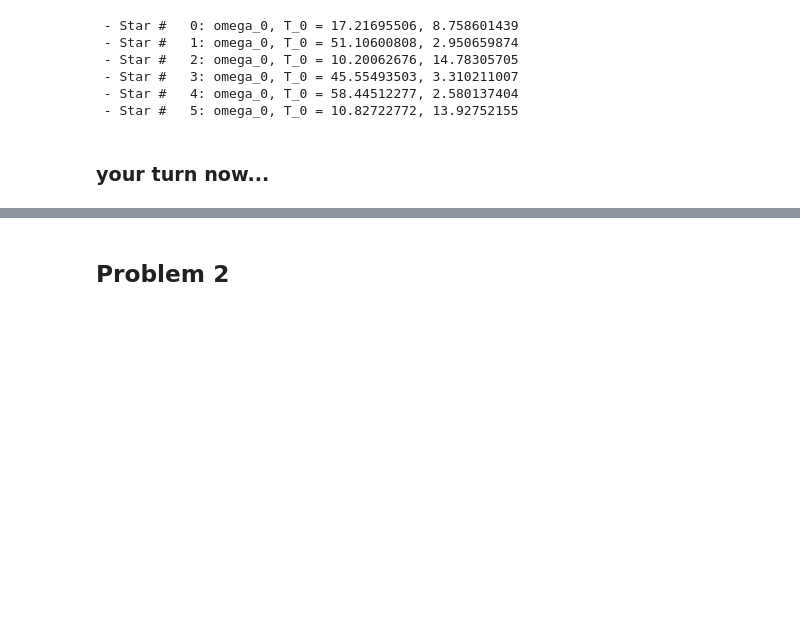
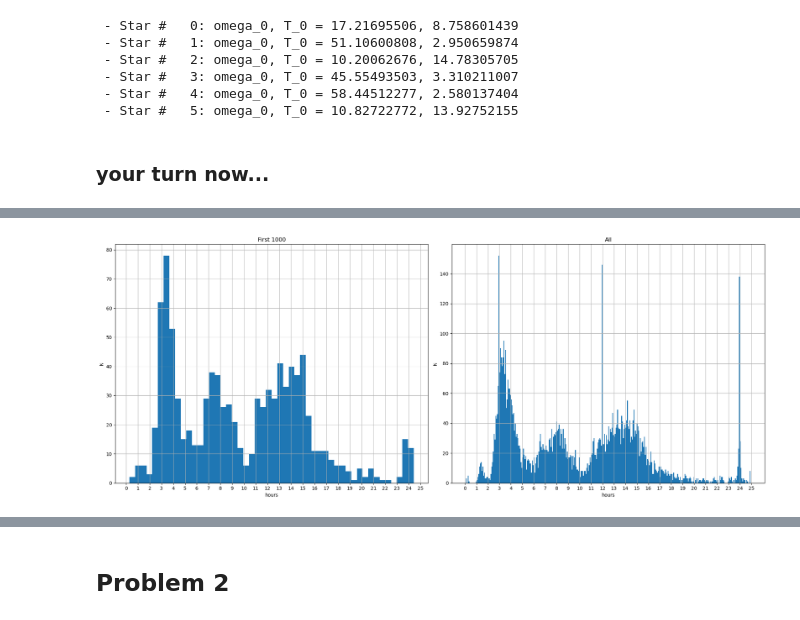
Before and after one commit to hartysimon-sketch/astr-324-s26, a Jupyter notebook: homeworks/Astr324-S26-HW4.ipynb, the cells around one changed output, grey strips where cells are left out. Cells and saved outputs as stored; diff of their text form; code cells hidden in the pictures; blank space fills up the shorter version.

```diff
--- a/homeworks/Astr324-S26-HW4.ipynb
+++ b/homeworks/Astr324-S26-HW4.ipynb
@@ -307,3 +307,16 @@ for i in range(len(ids)):
  - Star #   5: omega_0, T_0 = 10.82722772, 13.92752155
 # %% [markdown]
 ### your turn now...
+# %%
+# this is my function from utils - it needs to be imported from a .py file for
+# processpoolexecutor to work.
+def do_all(args):
+    id, t, y, dy = args
+    kwargs = dict(generalized=True)
+    omega, power = search_frequencies(t, y, dy, n_eval=10000, n_retry=5, LS_kwargs=kwargs)
+
+    idx_best = np.argmax(power)
+    omega_best = omega[idx_best]
+    power_best = power[idx_best]
+
+    return [id, omega_best, power_best]
@@ -309,0 +369,25 @@ for i in range(len(ids)):
+# %%
+mask = (results_df['period_hours'] < 25) & (results_df['period_hours'] > 0)
+masked = results_df[mask]
+
+first_1000 = results_df.iloc[:1000]
+mask_1000 = (first_1000['period_hours'] < 25) & (first_1000['period_hours'] > 0)
+first_1000_masked = first_1000[mask_1000]
+
+fig, axes = plt.subplot_mosaic(mosaic='AB', figsize = (20,8))
+
+axes['A'].hist(first_1000_masked['period_hours'], bins=50);
+axes['A'].set_title("First 1000")
+
+axes['B'].hist(masked['period_hours'], bins=50*7);
+axes['B'].set_title("All")
+
+for ax in axes:
+    axes[ax].set_xlabel('hours')
+    axes[ax].set_ylabel('N')
+    axes[ax].set_xticks(np.arange(0, 26, 1))
+    axes[ax].grid()
+
+fig.tight_layout()
+# %% [output]
+[figure, added]
```
Also changed, not shown: parts of 13 cells of this notebook, 9 other files.
